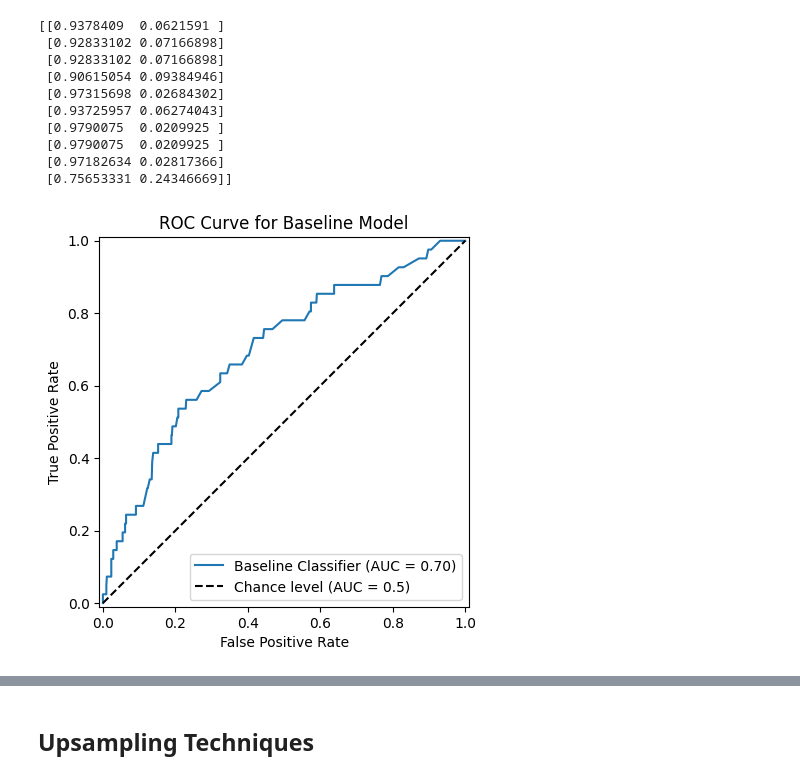
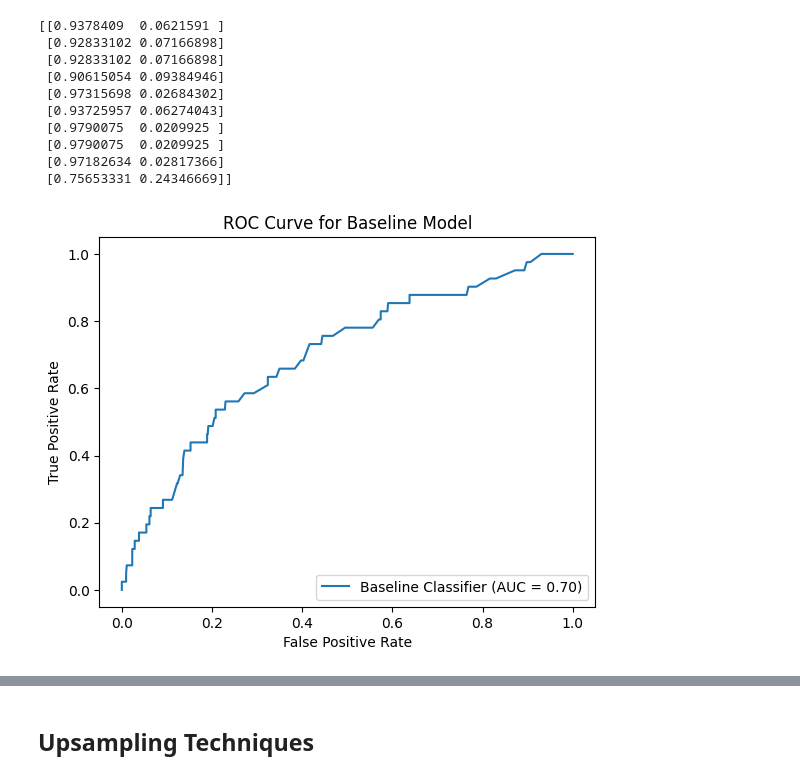
Before and after one commit to canoepus/think, a Jupyter notebook: upsampling.ipynb, the cells around one changed output, grey strips where cells are left out. Cells and saved outputs as stored; diff of their text form; code cells hidden in the pictures.

Commit message:
added random sampling. notes: hue='class' and plot_chance_level were erroring for me ?

```diff
--- a/upsampling.ipynb
+++ b/upsampling.ipynb
@@ -171,20 +199,20 @@ baseline_roc_auc = metrics.auc(baseline_fpr, baseline_tpr)
 # %%
 # Plotting the ROC curve
 baseline_display_roc = metrics.RocCurveDisplay.from_predictions(
     Y_test,
     y_class1_pred_prob,
     pos_label=1,
     name='Baseline Classifier',
-    plot_chance_level=True # Plots the ROC curve for a random classifier
+    # plot_chance_level=True # Plots the ROC curve for a random classifier
 )
 
 # Labeling and TItling the Plot
 plt.title("ROC Curve for Baseline Model")
 plt.xlabel("False Positive Rate")
 plt.ylabel("True Positive Rate")
 plt.show()
 # %% [output]
-[figure, old version]
+[figure, new version]
 # %%
 # Get precision recall on test set
 baseline_precision, baseline_recall, _ = metrics.precision_recall_curve(Y_test, y_class1_pred_prob)
```
Also changed, not shown: parts of 12 cells of this notebook.
